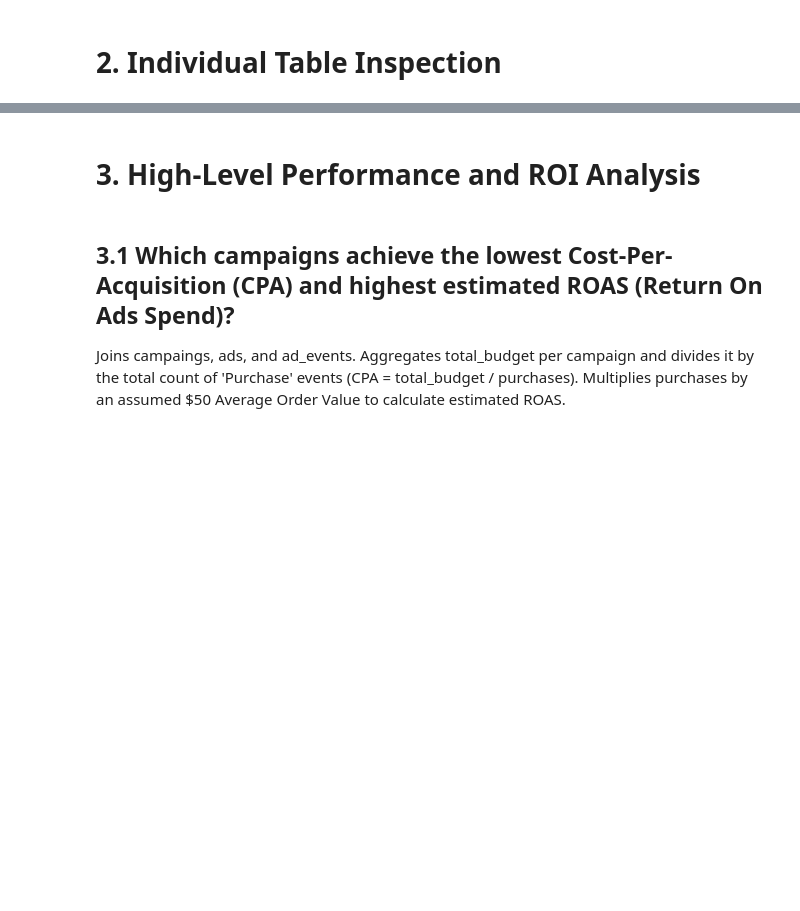
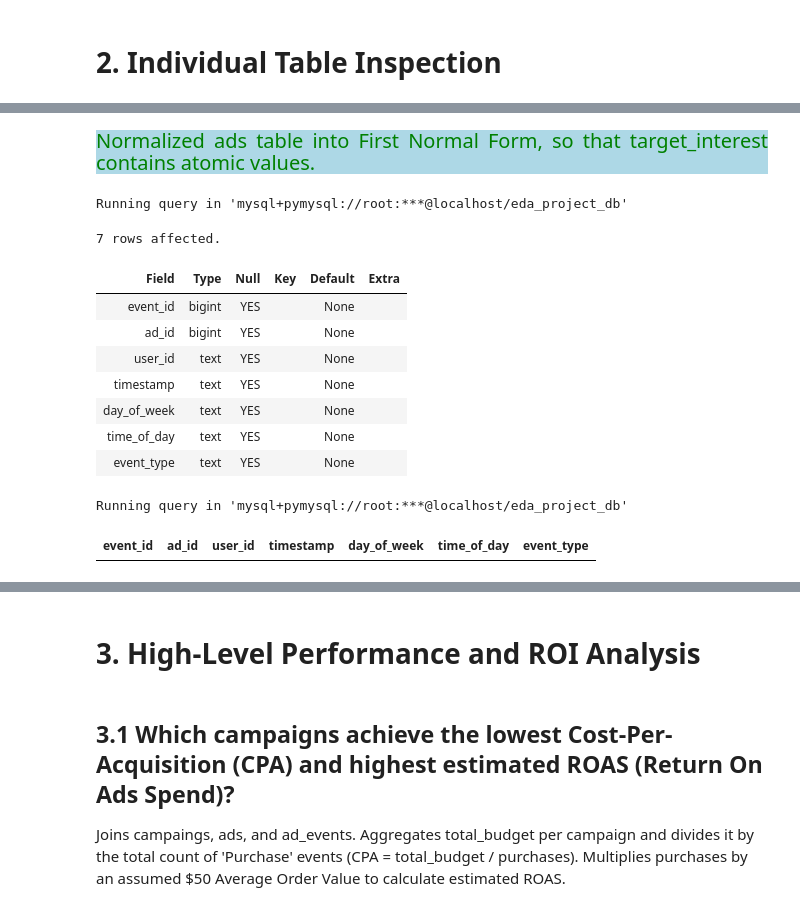
Before and after one commit to Kartika-Nidhi/Social_Media_Ads_Performance_Analysis_SQL, a Jupyter notebook: SocialMediaAdsPerformance.ipynb, the cells around one changed output, grey strips where cells are left out. Drawn from its saved outputs; the diff is of its cells as text; code cells hidden in the pictures; blank space fills up the shorter version.

```diff
--- a/SocialMediaAdsPerformance.ipynb
+++ b/SocialMediaAdsPerformance.ipynb
@@ -137,3 +229,32 @@ Running query in 'mysql+pymysql://root:***@localhost/eda_project_db'
+# %% [markdown]
+<div style = "background-color:lightblue; color:green; font-size:20px; text-align:justify">Normalized ads table into First Normal Form, so that target_interest contains atomic values.
+# %%
+%%sql
+
+DESCRIBE ad_events;
+# %% [output]
+Running query in 'mysql+pymysql://root:***@localhost/eda_project_db'
+7 rows affected.
+| Field | Type | Null | Key | Default | Extra |
+| event_id | bigint | YES |  | None |  |
+| ad_id | bigint | YES |  | None |  |
+| user_id | text | YES |  | None |  |
+| timestamp | text | YES |  | None |  |
+| day_of_week | text | YES |  | None |  |
+| time_of_day | text | YES |  | None |  |
+| event_type | text | YES |  | None |  |
+# %%
+%%sql
+
+SELECT *
+FROM ad_events
+WHERE (timestamp IS NULL OR timestamp = ' ')
+OR (day_of_week IS NULL OR day_of_week = ' ')
+OR (time_of_day IS NULL OR time_of_day = ' ')
+OR (event_type IS NULL OR event_type = ' ');
+# %% [output]
+Running query in 'mysql+pymysql://root:***@localhost/eda_project_db'
+| event_id | ad_id | user_id | timestamp | day_of_week | time_of_day | event_type |
 # %% [markdown]
 <div>
 # %% [markdown]
```
Also changed, not shown: parts of 9 cells of this notebook.
